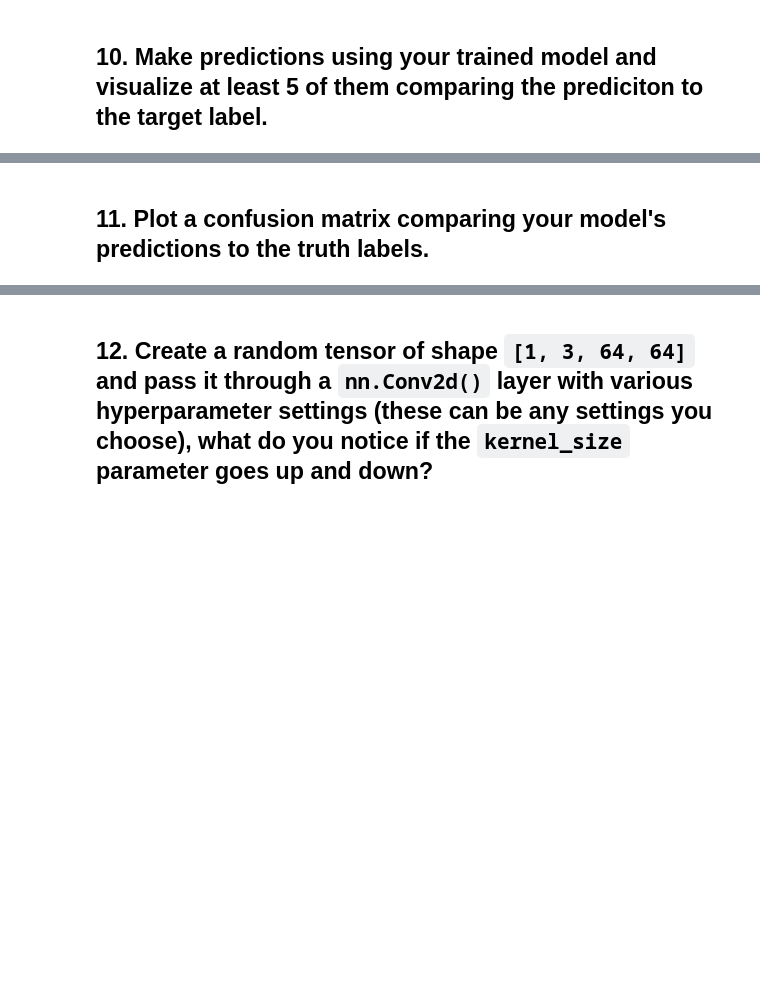
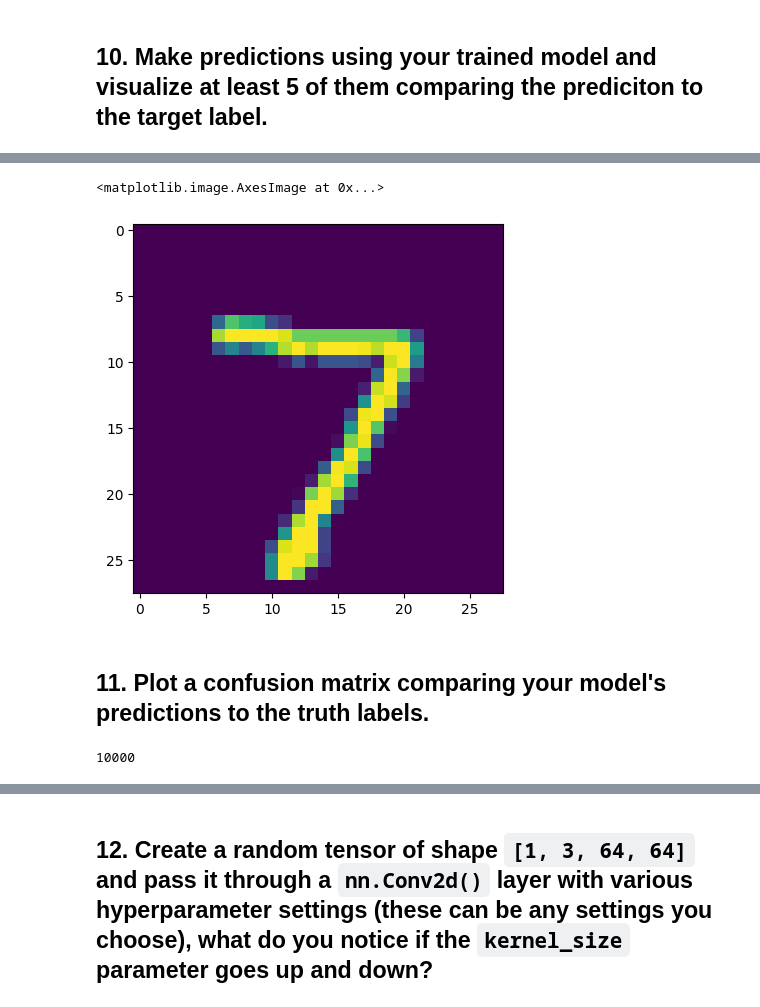
Before and after one commit to mrBrightsid3/torch_course, a Jupyter notebook: 3_computervision/03_pytorch_computer_vision_exercises.ipynb, the cells around one changed output, grey strips where cells are left out. Saved outputs shown, nothing was run; the diff lists cells and outputs as text; code cells hidden in the pictures; blank space fills up the shorter version.

```diff
--- a/3_computervision/03_pytorch_computer_vision_exercises.ipynb
+++ b/3_computervision/03_pytorch_computer_vision_exercises.ipynb
@@ -204,2 +217,22 @@ Test loss: 0.04467 | Test accuracy: 98.65%
+# %%
+image, label = test_data[0]
+model_2(image.unsqueeze(dim=0)).argmax(dim=1)
+plt.imshow(image.squeeze())
+# %% [output]
+<matplotlib.image.AxesImage at 0x...>
+[figure, added]
 # %% [markdown]
 ## 11. Plot a confusion matrix comparing your model's predictions to the truth labels.
+# %%
+test_preds = []
+true_labels = []
+for X, y in test_data_loader:
+    pred_logits = model_2(X)
+    pred_labels = pred_logits.argmax(dim=1)
+    true_labels.append(y)
+    test_preds.append(pred_labels)
+test_preds = torch.cat(test_preds)
+true_labels = torch.cat(true_labels)
+len(true_labels)
+# %% [output]
+10000
```
Also changed, not shown: parts of 13 cells of this notebook, 3 other files.
